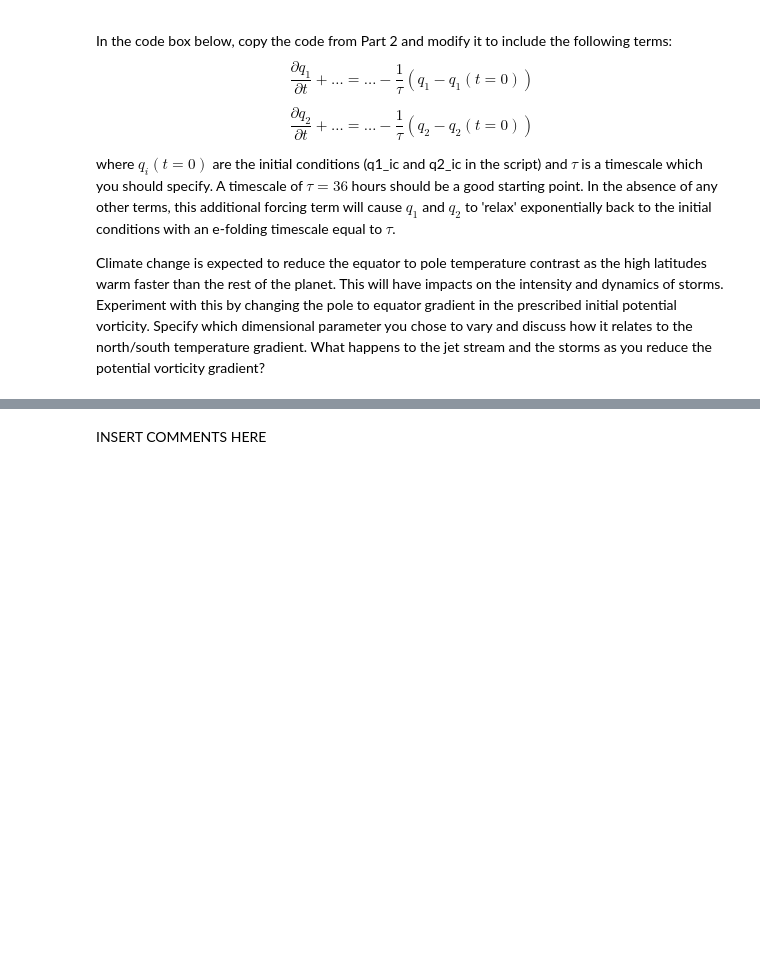
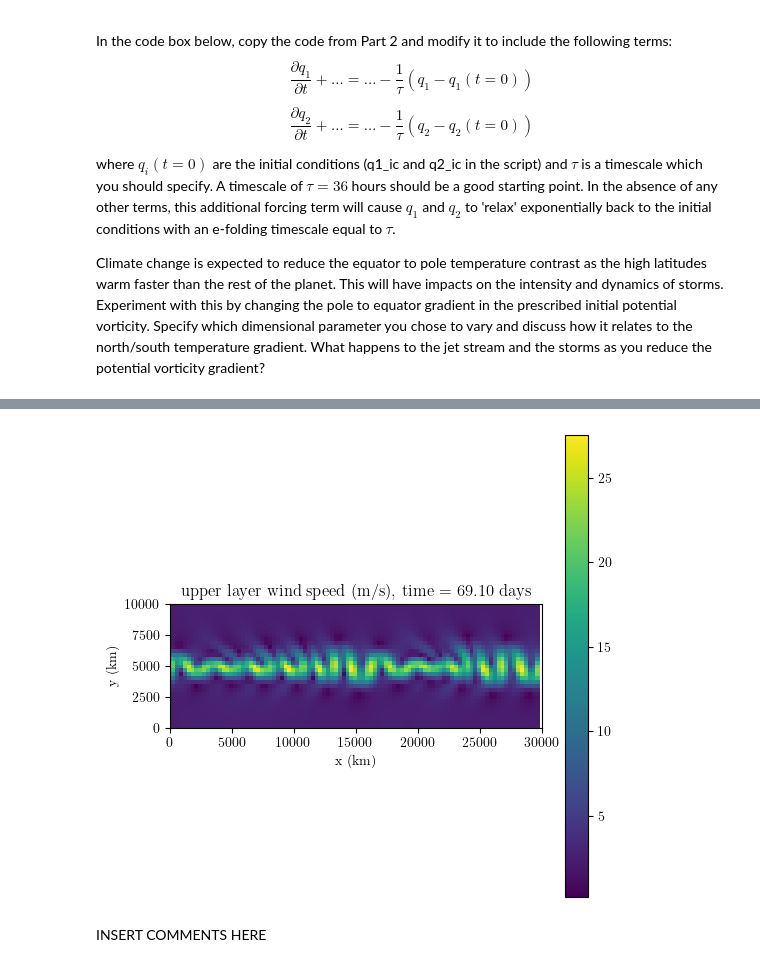
Before and after one commit to Sam0fc/QCES, a Jupyter notebook: Project4_storms.ipynb, the cells around one changed output, grey strips where cells are left out. Drawn from its saved outputs; the diff is of its cells as text; code cells hidden in the pictures; blank space fills up the shorter version.

```diff
--- a/Project4_storms.ipynb
+++ b/Project4_storms.ipynb
@@ -462,0 +710,30 @@ Climate change is expected to reduce the equator to pole temperature contrast as
+# %%
+# Create a figure and axes
+fig = plt.figure(figsize=(6,6))
+
+# Create arrays with the latitude and longitude coordinates for plotting using pcolor
+from dedalus.extras import plot_tools
+(X, Y) = plot_tools.quad_mesh(np.squeeze(x), np.squeeze(y))
+(X_mesh, Y_mesh) = plot_tools.quad_mesh(np.squeeze(x[1:Nx]), np.squeeze(y[0,1:Ny]))
+
+# Define an animation function
+def drawframe(n):
+    plt.clf()
+    wind_speed = plt.pcolor(X, Y, np.sqrt(np.square(u1_save[n,:,:].T)+np.square(v1_save[n,:,:].T))*1000)#, vmin=0, vmax=100)
+    # Specify the axis limits and labels
+    plt.axis('square')
+    plt.xlabel('x (km)')
+    plt.ylabel('y (km)')
+    plt.xlim(0, Lx)
+    plt.ylim(0, Ly)
+    plt.colorbar()
+    plt.title('upper layer wind speed (m/s), time = {0:.2f} days'.format(t_save[n]/3600/24))
+    return (wind_speed,)
+
+from matplotlib import animation
+# blit=True re-draws only the parts that have changed.
+anim = animation.FuncAnimation(fig, drawframe, frames=len(t_save), interval=40, blit=True)
+
+from IPython.display import HTML
+HTML(anim.to_html5_video())
+# %% [output]
@@ -463,2 +743,3 @@ Climate change is expected to reduce the equator to pole temperature contrast as
+[figure, added]
 # %% [markdown]
 INSERT COMMENTS HERE
```
Also changed, not shown: parts of 13 cells of this notebook, 5 other files.
